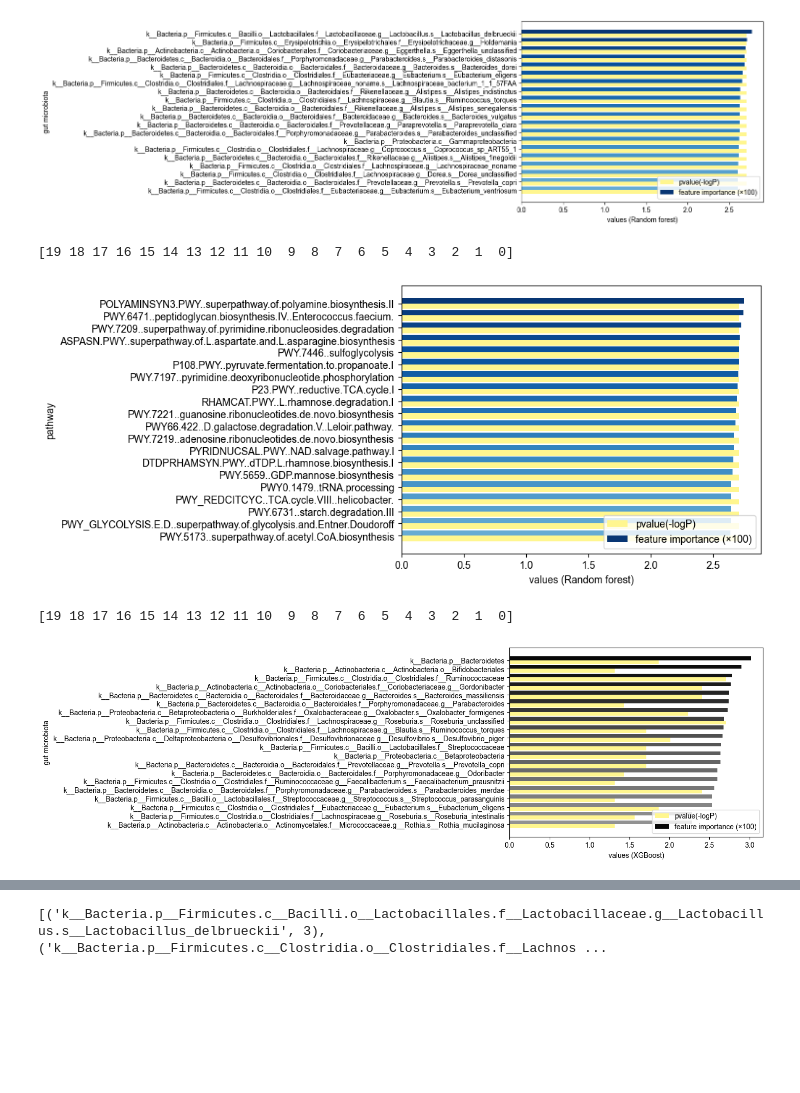
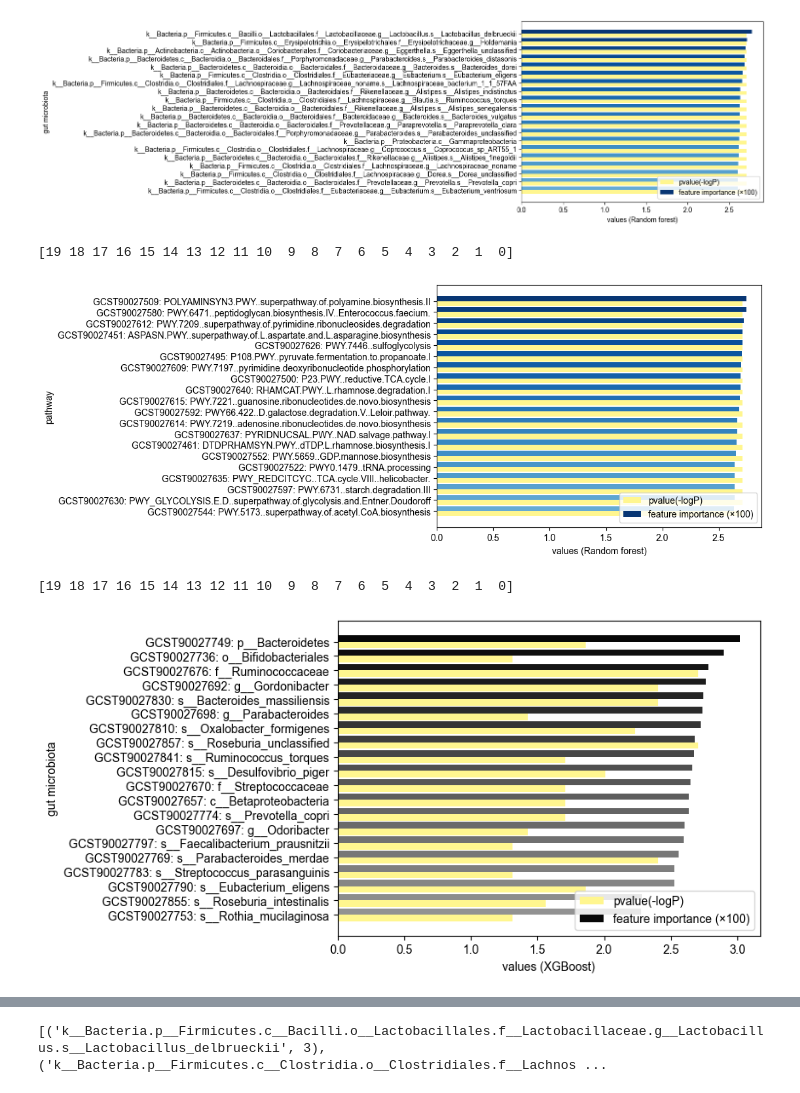
Before and after one commit to Liuzhe30/ukb_anxiety_prs, a Jupyter notebook: case-control/PRS-analysis-Summaryplot.ipynb, the cells around one changed output, grey strips where cells are left out. Saved outputs shown, nothing was run; the diff lists cells and outputs as text; code cells hidden in the pictures; blank space fills up the shorter version.

```diff
--- a/case-control/PRS-analysis-Summaryplot.ipynb
+++ b/case-control/PRS-analysis-Summaryplot.ipynb
@@ -35,7 +35,7 @@ name_list = []
 pval_list = []
 imp_list = []
 for item in DT_dict_gut:
-    name_list.append(DT_dict_gut[item]['name'])
+    name_list.append("GCST90027" + DT_dict_gut[item]['index'] + ": " + DT_dict_gut[item]['name'].split('.')[-1])
     pval_list.append(float(DT_dict_gut[item]['pvalue(-logP)']))
     imp_list.append(DT_dict_gut[item]['feature importance']*1000)
 
@@ -66,7 +66,7 @@ name_list = []
 pval_list = []
 imp_list = []
 for item in DT_dict_pathway:
-    name_list.append(DT_dict_pathway[item]['name'])
+    name_list.append("GCST90027" + DT_dict_pathway[item]['index'] + ": " + DT_dict_pathway[item]['name'])
     pval_list.append(float(DT_dict_pathway[item]['pvalue(-logP)']))
     imp_list.append(DT_dict_pathway[item]['feature importance']*1000)
 
@@ -97,7 +97,7 @@ name_list = []
 pval_list = []
 imp_list = []
 for item in RF_dict_gut:
-    name_list.append(RF_dict_gut[item]['name'])
+    name_list.append("GCST90027" + RF_dict_gut[item]['index'] + ": " + RF_dict_gut[item]['name'].split('.')[-1])
     pval_list.append(float(RF_dict_gut[item]['pvalue(-logP)']))
     imp_list.append(RF_dict_gut[item]['feature importance']*100)
 
@@ -125,41 +125,41 @@ plt.show()
 # %%
 # RF pathway
 name_list = []
 pval_list = []
 imp_list = []
 for item in RF_dict_pathway:
-    name_list.append(RF_dict_pathway[item]['name'])
+    name_list.append("GCST90027" + RF_dict_pathway[item]['index'] + ": " + RF_dict_pathway[item]['name'])
     pval_list.append(float(RF_dict_pathway[item]['pvalue(-logP)']))
     imp_list.append(RF_dict_pathway[item]['feature importance']*100)
 
 bar_width = 0.45
 x = np.arange(20)[::-1]
 pal = sns.color_palette("Blues",40)
 pal2 = sns.color_palette("Greens_d",20)
 rank = np.arange(20)[::-1]
 print(rank)
 
 #ax = sns.barplot(y=x, x=gut_imp_list, label="feature importance (×1000)", palette=np.array(pal)[rank], orient='h')
 #ax = sns.barplot(y=x+bar_width, x=gut_pval_list, label="pvalue(-logP)", palette=np.array(pal2)[rank], orient='h')
 plt.barh(x, pval_list, bar_width, align="center", label="pvalue(-logP)", color='#FFF68F')
 plt.barh(x+bar_width, imp_list, bar_width, align="center", label="feature importance (×100)", color=np.array(pal)[rank+20])
 
 plt.xlabel("values (Random forest)")
 plt.ylabel("pathway")
 plt.legend(loc = 4)
 plt.yticks(x + bar_width / 2, name_list)
 plt.savefig("figures/RF-pathway.png",dpi=300,bbox_inches = 'tight')
 plt.show()
 # %% [output]
 [19 18 17 16 15 14 13 12 11 10  9  8  7  6  5  4  3  2  1  0]
-[figure, old version]
+[figure, new version]
 # %%
 # XGB gut
 name_list = []
 pval_list = []
 imp_list = []
 for item in XGB_dict_gut:
-    name_list.append(XGB_dict_gut[item]['name'])
+    name_list.append("GCST90027" + XGB_dict_gut[item]['index'] + ": " + XGB_dict_gut[item]['name'].split('.')[-1])
     pval_list.append(float(XGB_dict_gut[item]['pvalue(-logP)']))
     imp_list.append(XGB_dict_gut[item]['feature importance']*100)
 
@@ -183,7 +183,7 @@ plt.savefig("figures/XGB-gut.png",dpi=300,bbox_inches = 'tight')
 plt.show()
 # %% [output]
 [19 18 17 16 15 14 13 12 11 10  9  8  7  6  5  4  3  2  1  0]
-[figure, old version]
+[figure, new version]
 # %%
 # XGB pathway
 name_list = []
```
Also changed, not shown: parts of 5 cells of this notebook, 16 other files.
